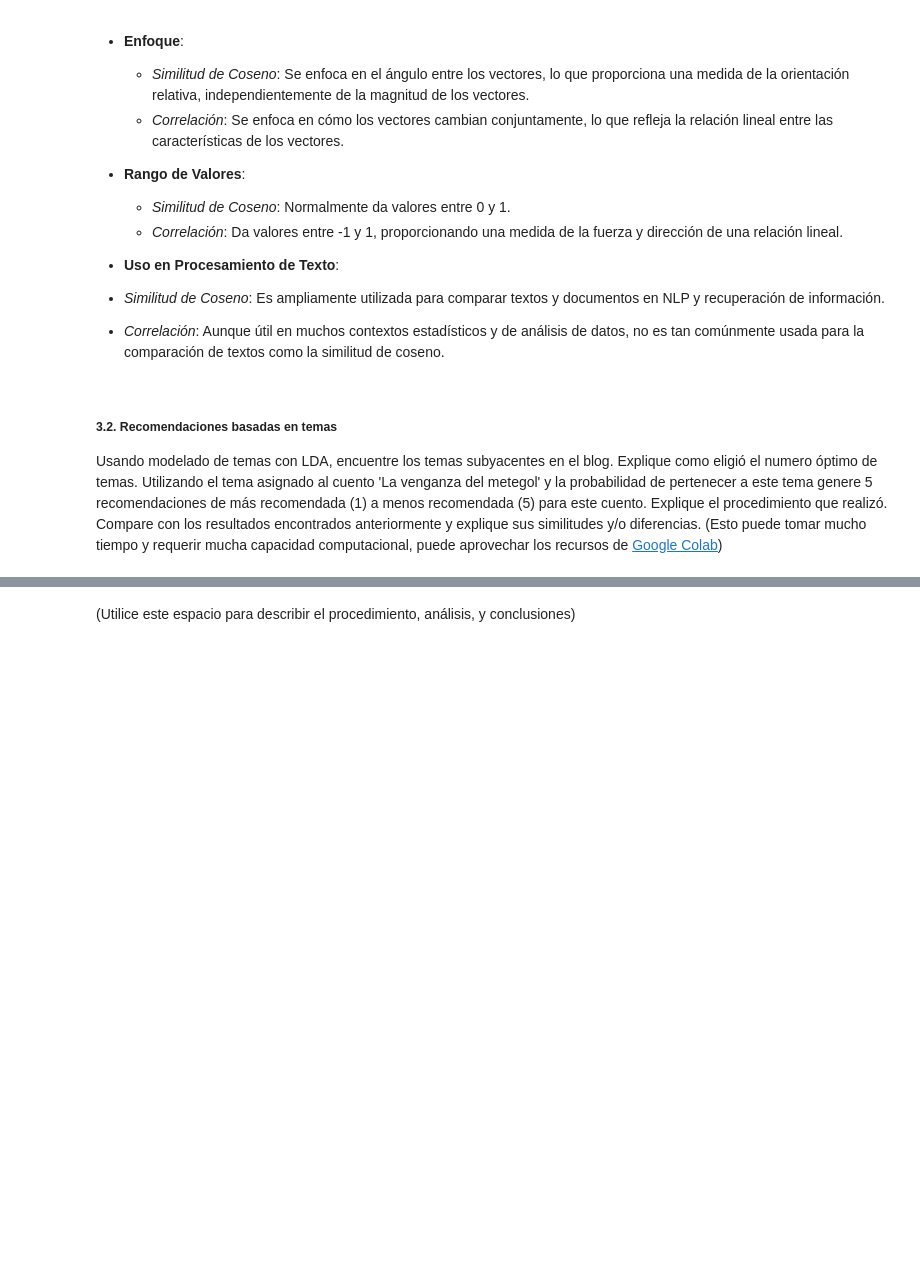
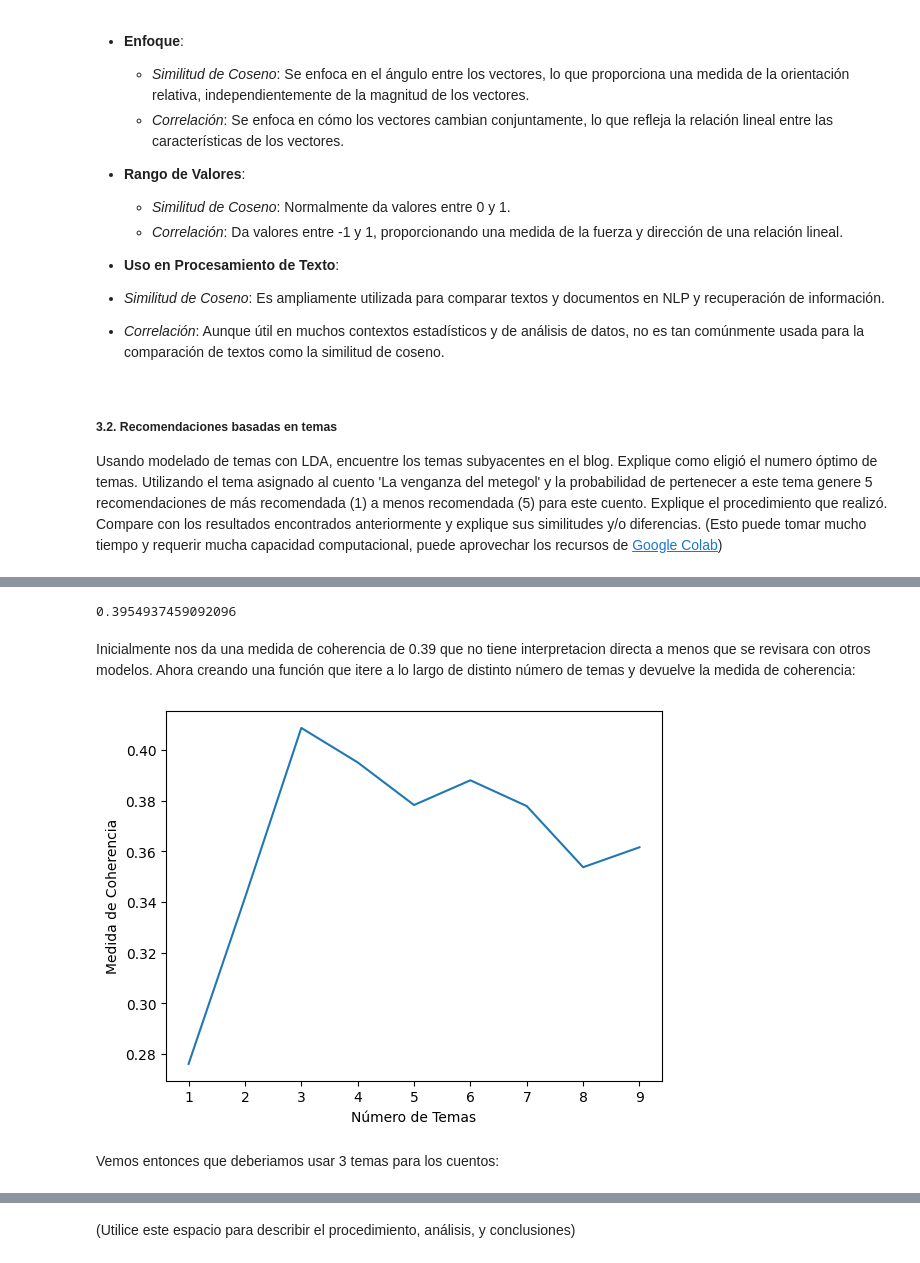
Before and after one commit to juankquintana/aprendizaje-no-supervisado, a Jupyter notebook: Semana 6/taller/JCQ S6_LC1_Taller_LDA.ipynb, the cells around one changed output, grey strips where cells are left out. Saved outputs shown, nothing was run; the diff lists cells and outputs as text; code cells hidden in the pictures; blank space fills up the shorter version.

```diff
--- a/Semana 6/taller/JCQ S6_LC1_Taller_LDA.ipynb
+++ b/Semana 6/taller/JCQ S6_LC1_Taller_LDA.ipynb
@@ -695,0 +730,5 @@ Usando modelado de temas con LDA, encuentre los temas subyacentes en el blog. Ex
+# %%
+dictionary.filter_extremes(no_below=20, no_above=0.5)
+corpus = [dictionary.doc2bow(doc) for doc in clean]
+
+print('Numero de palabras únicas: %d' % len(dictionary))
@@ -695,0 +816,43 @@ Usando modelado de temas con LDA, encuentre los temas subyacentes en el blog. Ex
+# %%
+from gensim.models import CoherenceModel
+
+coherencemodel = CoherenceModel(model=Estimacion, texts=clean, dictionary=dictionary)
+coherencemodel.get_coherence()
+# %% [output]
+0.3954937459092096
+# %% [markdown]
+Inicialmente nos da una medida de coherencia de 0.39 que no tiene interpretacion directa a menos que se revisara con otros modelos. Ahora creando una función que itere a lo largo de distinto número de temas y devuelve la medida de coherencia:
+# %%
+from gensim.models.ldamulticore import LdaMulticore
+
+def calcular_coherencia(dictionary, corpus, texts, start=1, limit=10, step=1):
+
+    coherence_values = []
+    model_list = []
+
+    for num_topics in range(start, limit, step):
+        model = LdaMulticore(corpus=corpus,
+                        id2word=dictionary,
+                        num_topics=num_topics,
+                        random_state=123,
+                        passes=20)
+        model_list.append(model)
+        coherencemodel = CoherenceModel(model=model, texts=texts, dictionary=dictionary, coherence='c_v')
+        coherence_values.append(coherencemodel.get_coherence())
+
+    return model_list, coherence_values
+# %%
+modelos, valores_c = calcular_coherencia(dictionary=dictionary, corpus=corpus, texts=clean, start=1, limit=10, step=1)
+# %%
+import matplotlib.pyplot as plt
+# Show graph
+limit=10; start=1; step=1;
+x = range(start, limit, step)
+plt.plot(x, valores_c)
+plt.xlabel("Número de Temas")
+plt.ylabel("Medida de Coherencia")
+plt.show()
+# %% [output]
+[figure, added]
+# %% [markdown]
+Vemos entonces que deberiamos usar 3 temas para los cuentos:
```
Also changed, not shown: parts of 25 cells of this notebook, 1 other file.
